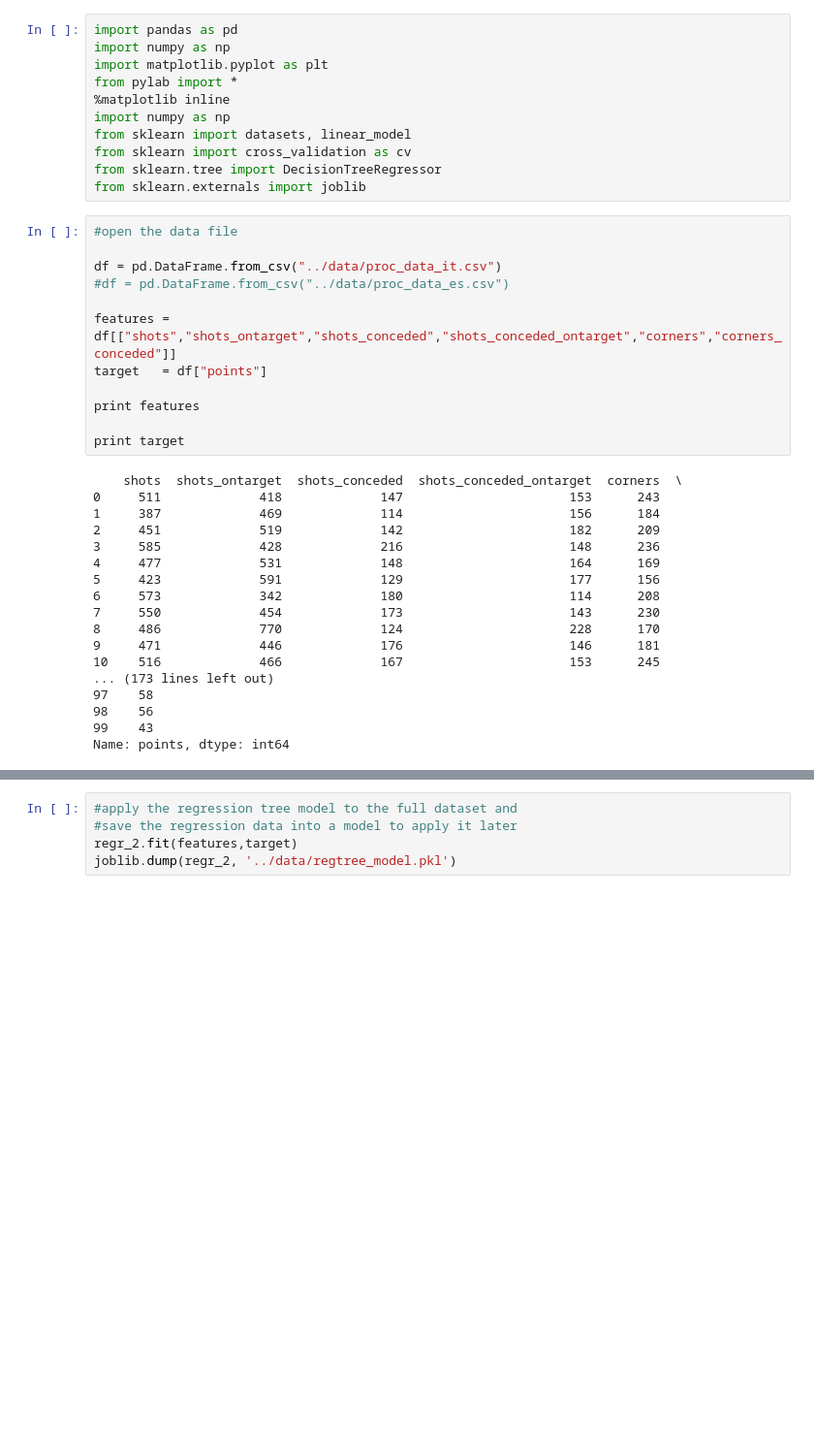
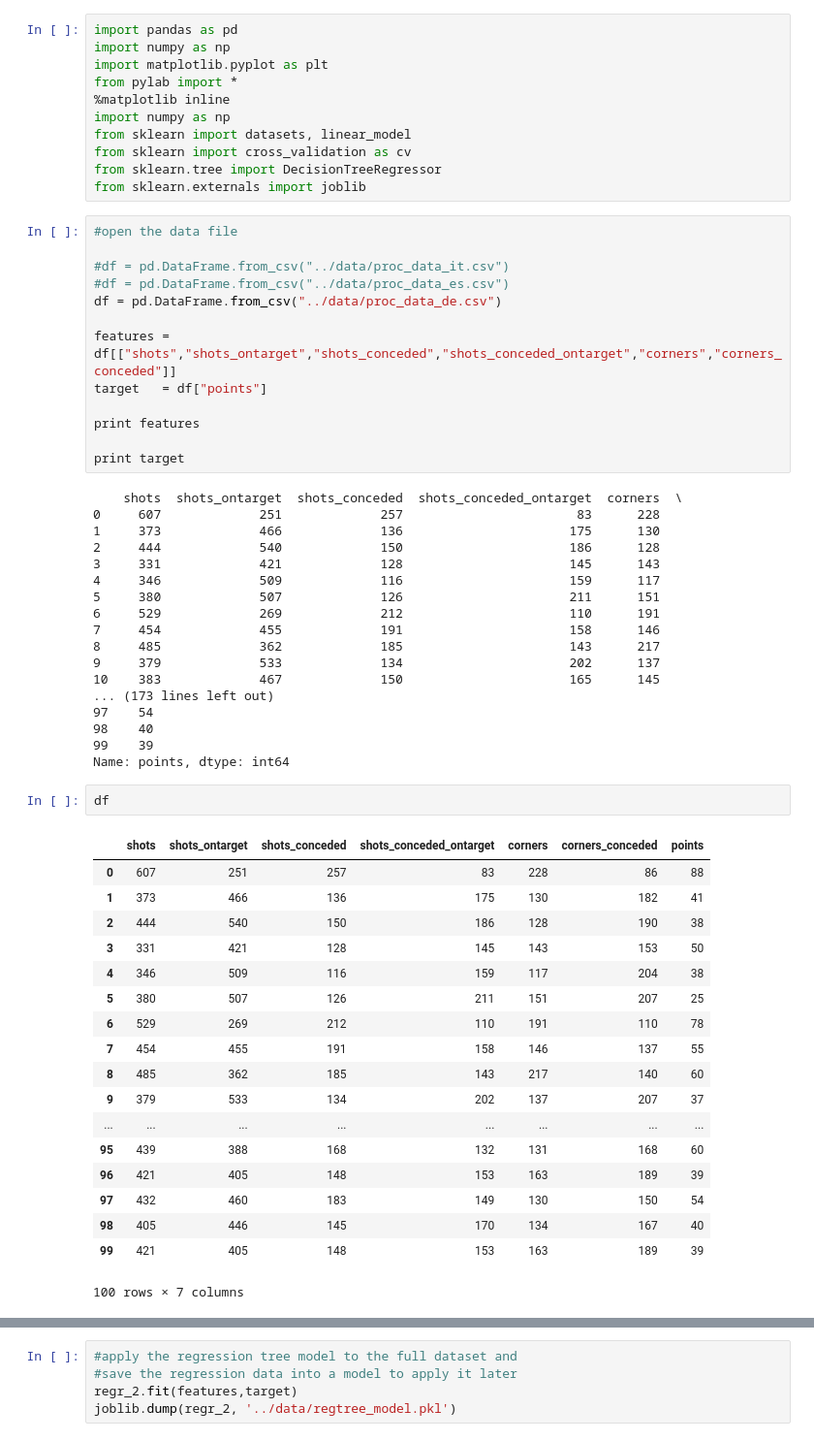
Before and after one commit to tropiano/calcio, a Jupyter notebook: notebooks/2 - Calcio Train Models.ipynb, the cells around one changed output, grey strips where cells are left out. Shown: that part at 97% size. Saved outputs shown, nothing was run; the diff lists cells and outputs as text; blank space fills up the shorter version.

```diff
--- a/notebooks/2 - Calcio Train Models.ipynb
+++ b/notebooks/2 - Calcio Train Models.ipynb
@@ -12,8 +12,9 @@ from sklearn.externals import joblib
 # %%
 #open the data file
 
-df = pd.DataFrame.from_csv("../data/proc_data_it.csv")
+#df = pd.DataFrame.from_csv("../data/proc_data_it.csv")
 #df = pd.DataFrame.from_csv("../data/proc_data_es.csv")
+df = pd.DataFrame.from_csv("../data/proc_data_de.csv")
 
 features = df[["shots","shots_ontarget","shots_conceded","shots_conceded_ontarget","corners","corners_conceded"]]
 target   = df["points"]
@@ -23,22 +24,43 @@ print features
 print target
 # %% [output]
     shots  shots_ontarget  shots_conceded  shots_conceded_ontarget  corners  \
-0     511             418             147                      153      243
-1     387             469             114                      156      184
-2     451             519             142                      182      209
-3     585             428             216                      148      236
-4     477             531             148                      164      169
-5     423             591             129                      177      156
-6     573             342             180                      114      208
-7     550             454             173                      143      230
-8     486             770             124                      228      170
-9     471             446             176                      146      181
-10    516             466             167                      153      245
+0     607             251             257                       83      228
+1     373             466             136                      175      130
+2     444             540             150                      186      128
+3     331             421             128                      145      143
+4     346             509             116                      159      117
+5     380             507             126                      211      151
+6     529             269             212                      110      191
+7     454             455             191                      158      146
+8     485             362             185                      143      217
+9     379             533             134                      202      137
+10    383             467             150                      165      145
 ... (173 lines left out)
-97    58
-98    56
-99    43
+97    54
+98    40
+99    39
 Name: points, dtype: int64
+# %%
+df
+# %% [output]
+|  | shots | shots_ontarget | shots_conceded | shots_conceded_ontarget | corners | corners_conceded | points |
+| 0 | 607 | 251 | 257 | 83 | 228 | 86 | 88 |
+| 1 | 373 | 466 | 136 | 175 | 130 | 182 | 41 |
+| 2 | 444 | 540 | 150 | 186 | 128 | 190 | 38 |
+| 3 | 331 | 421 | 128 | 145 | 143 | 153 | 50 |
+| 4 | 346 | 509 | 116 | 159 | 117 | 204 | 38 |
+| 5 | 380 | 507 | 126 | 211 | 151 | 207 | 25 |
+| 6 | 529 | 269 | 212 | 110 | 191 | 110 | 78 |
+| 7 | 454 | 455 | 191 | 158 | 146 | 137 | 55 |
+| 8 | 485 | 362 | 185 | 143 | 217 | 140 | 60 |
+| 9 | 379 | 533 | 134 | 202 | 137 | 207 | 37 |
+| ... | ... | ... | ... | ... | ... | ... | ... |
+| 95 | 439 | 388 | 168 | 132 | 131 | 168 | 60 |
+| 96 | 421 | 405 | 148 | 153 | 163 | 189 | 39 |
+| 97 | 432 | 460 | 183 | 149 | 130 | 150 | 54 |
+| 98 | 405 | 446 | 145 | 170 | 134 | 167 | 40 |
+| 99 | 421 | 405 | 148 | 153 | 163 | 189 | 39 |
+100 rows × 7 columns
 # %%
 # Split the data into training/testing sets
 #X_train, X_test, y_train, y_test = cv.train_test_split(features, target, test_size=0.33, random_state=42)
```
Also changed, not shown: parts of 3 cells of this notebook, 15 other files.
